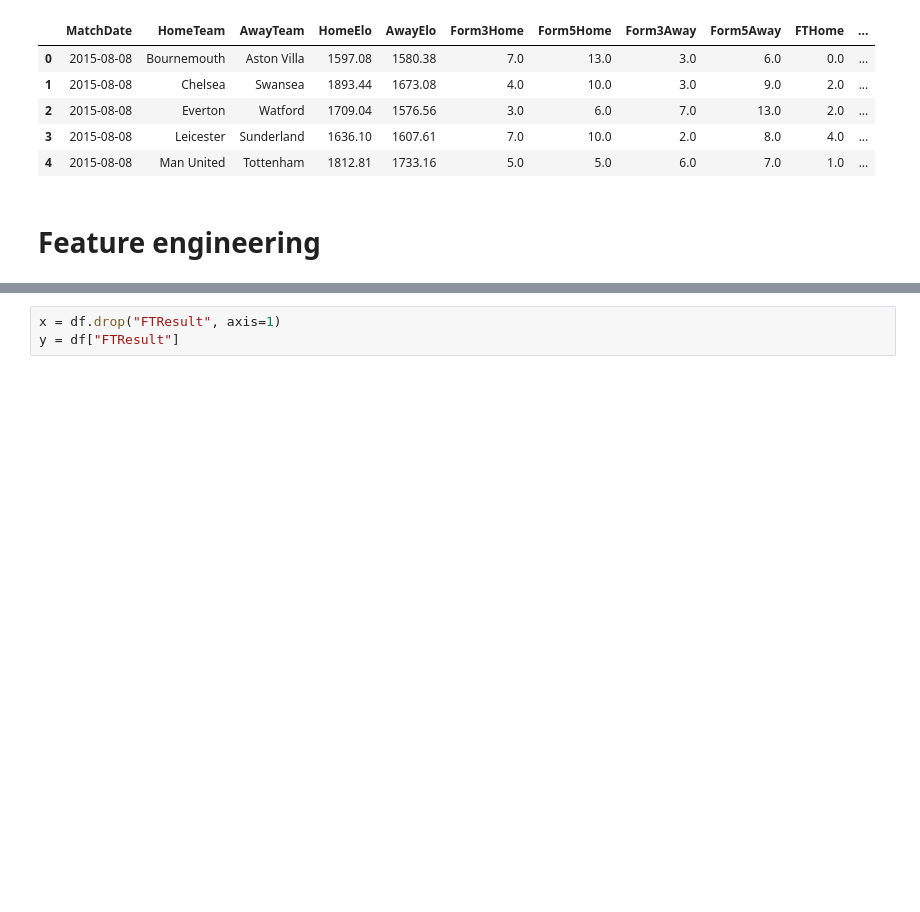
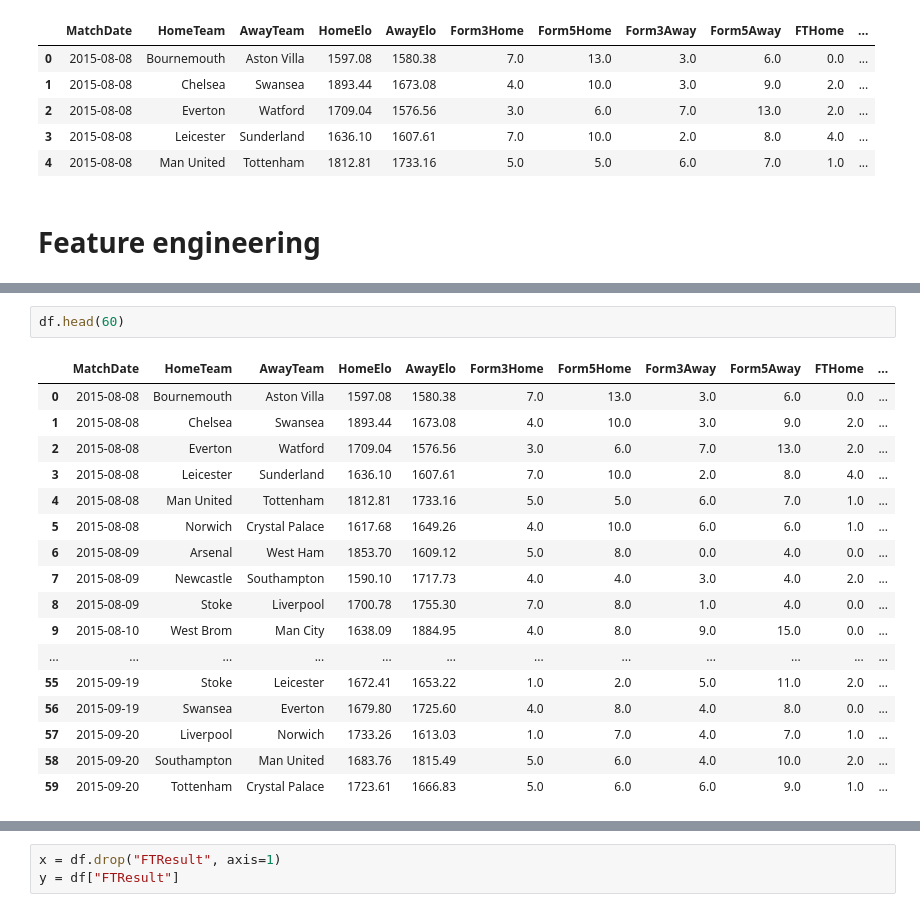
Before and after one commit to AlexJ157/football-analytics, a Jupyter notebook: prediction/notebooks/02_feature_engineering.ipynb, the cells around one changed output, grey strips where cells are left out. Cells and saved outputs as stored; diff of their text form; blank space fills up the shorter version.

```diff
--- a/prediction/notebooks/02_feature_engineering.ipynb
+++ b/prediction/notebooks/02_feature_engineering.ipynb
@@ -13,0 +101,20 @@ df.head()
+# %%
+df.head(60)
+# %% [output]
+|  | MatchDate | HomeTeam | AwayTeam | HomeElo | AwayElo | Form3Home | Form5Home | Form3Away | Form5Away | FTHome | ... |
+| 0 | 2015-08-08 | Bournemouth | Aston Villa | 1597.08 | 1580.38 | 7.0 | 13.0 | 3.0 | 6.0 | 0.0 | ... |
+| 1 | 2015-08-08 | Chelsea | Swansea | 1893.44 | 1673.08 | 4.0 | 10.0 | 3.0 | 9.0 | 2.0 | ... |
+| 2 | 2015-08-08 | Everton | Watford | 1709.04 | 1576.56 | 3.0 | 6.0 | 7.0 | 13.0 | 2.0 | ... |
+| 3 | 2015-08-08 | Leicester | Sunderland | 1636.10 | 1607.61 | 7.0 | 10.0 | 2.0 | 8.0 | 4.0 | ... |
+| 4 | 2015-08-08 | Man United | Tottenham | 1812.81 | 1733.16 | 5.0 | 5.0 | 6.0 | 7.0 | 1.0 | ... |
+| 5 | 2015-08-08 | Norwich | Crystal Palace | 1617.68 | 1649.26 | 4.0 | 10.0 | 6.0 | 6.0 | 1.0 | ... |
+| 6 | 2015-08-09 | Arsenal | West Ham | 1853.70 | 1609.12 | 5.0 | 8.0 | 0.0 | 4.0 | 0.0 | ... |
+| 7 | 2015-08-09 | Newcastle | Southampton | 1590.10 | 1717.73 | 4.0 | 4.0 | 3.0 | 4.0 | 2.0 | ... |
+| 8 | 2015-08-09 | Stoke | Liverpool | 1700.78 | 1755.30 | 7.0 | 8.0 | 1.0 | 4.0 | 0.0 | ... |
+| 9 | 2015-08-10 | West Brom | Man City | 1638.09 | 1884.95 | 4.0 | 8.0 | 9.0 | 15.0 | 0.0 | ... |
+| ... | ... | ... | ... | ... | ... | ... | ... | ... | ... | ... | ... |
+| 55 | 2015-09-19 | Stoke | Leicester | 1672.41 | 1653.22 | 1.0 | 2.0 | 5.0 | 11.0 | 2.0 | ... |
+| 56 | 2015-09-19 | Swansea | Everton | 1679.80 | 1725.60 | 4.0 | 8.0 | 4.0 | 8.0 | 0.0 | ... |
+| 57 | 2015-09-20 | Liverpool | Norwich | 1733.26 | 1613.03 | 1.0 | 7.0 | 4.0 | 7.0 | 1.0 | ... |
+| 58 | 2015-09-20 | Southampton | Man United | 1683.76 | 1815.49 | 5.0 | 6.0 | 4.0 | 10.0 | 2.0 | ... |
+| 59 | 2015-09-20 | Tottenham | Crystal Palace | 1723.61 | 1666.83 | 5.0 | 6.0 | 6.0 | 9.0 | 1.0 | ... |
```
Also changed, not shown: parts of 16 cells of this notebook, 1 other file.
